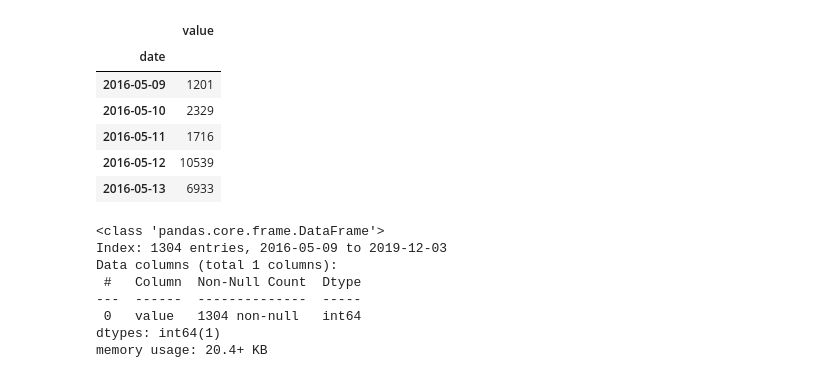
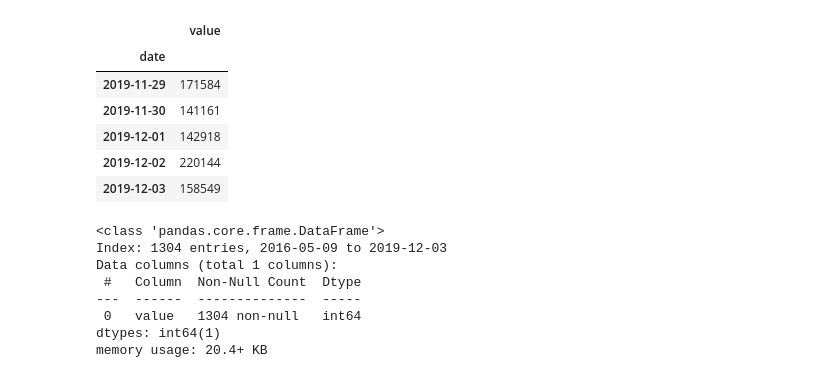
Before and after one commit to Binyoh1/Page-View-Time-Series-Visualizer, a Jupyter notebook: notebook.ipynb, the cells around one changed output. Saved outputs shown, nothing was run; the diff lists cells and outputs as text; code cells hidden in the pictures.

```diff
--- a/notebook.ipynb
+++ b/notebook.ipynb
@@ -6,16 +6,16 @@ import matplotlib.pyplot as plt
 import seaborn as sns
 import plotly.express as px
 # %%
-df = pd.read_csv('/work/datasets/fcc-forum-pageviews.csv',index_col=['date'])
-df.head()
+df = pd.read_csv('./datasets/fcc-forum-pageviews.csv',index_col=['date'])
+df.tail()
 # %% [output]
 |  | value |
 | date |  |
-| 2016-05-09 | 1201 |
-| 2016-05-10 | 2329 |
-| 2016-05-11 | 1716 |
-| 2016-05-12 | 10539 |
-| 2016-05-13 | 6933 |
+| 2019-11-29 | 171584 |
+| 2019-11-30 | 141161 |
+| 2019-12-01 | 142918 |
+| 2019-12-02 | 220144 |
+| 2019-12-03 | 158549 |
 # %%
 df.info()
 # %% [output]
```
